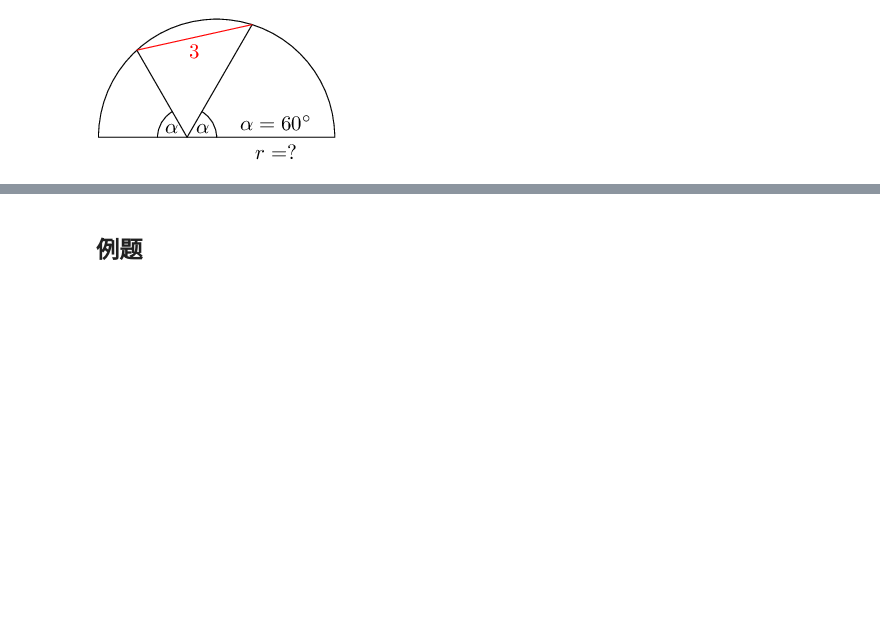
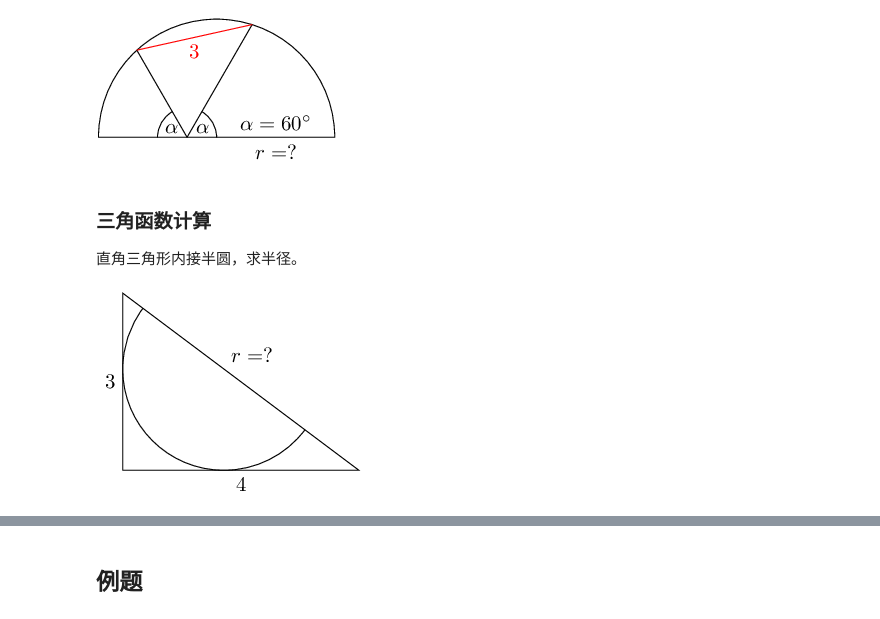
Before and after one commit to chenshuo/typeset, a Jupyter notebook: tikz-notes.ipynb, the cells around one changed output, grey strips where cells are left out. Cells and saved outputs as stored; diff of their text form; code cells hidden in the pictures; blank space fills up the shorter version.

```diff
--- a/tikz-notes.ipynb
+++ b/tikz-notes.ipynb
@@ -201,3 +217,18 @@ Altitude lengths are 210, 170, 357. What is the perimeter?
 \draw (1, 0) node [above] {$\alpha=60^\circ$} node [below] {$r=?$};
 # %% [output]
 [figure]
+# %% [markdown]
+### 三角函数计算
+
+直角三角形内接半圆，求半径。
+# %%
+%%tikz -l math
+
+\draw (0,0) -- (4, 0) node [midway,below] {$4$}-- (0, 3)
+  -- cycle node [midway,left] {$3$};
+\tikzmath {\r=(3*4)/(3+4);\a=atan(3/4);}
+\draw (0, \r) arc (180:360-\a:\r)
+  (0, \r) arc (180:180-\a:\r)
+  (\r,\r) node [above right] {$r=?$};
+# %% [output]
+[figure, added]
```
Also changed, not shown: parts of 3 cells of this notebook.
